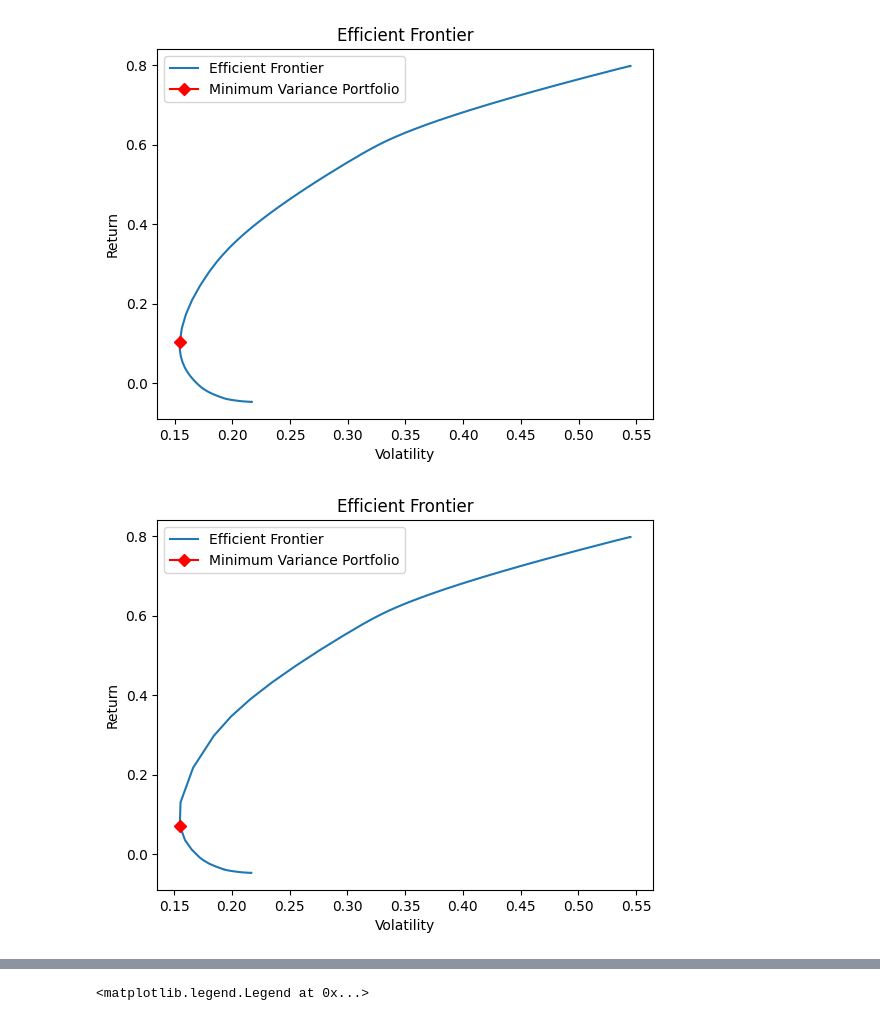
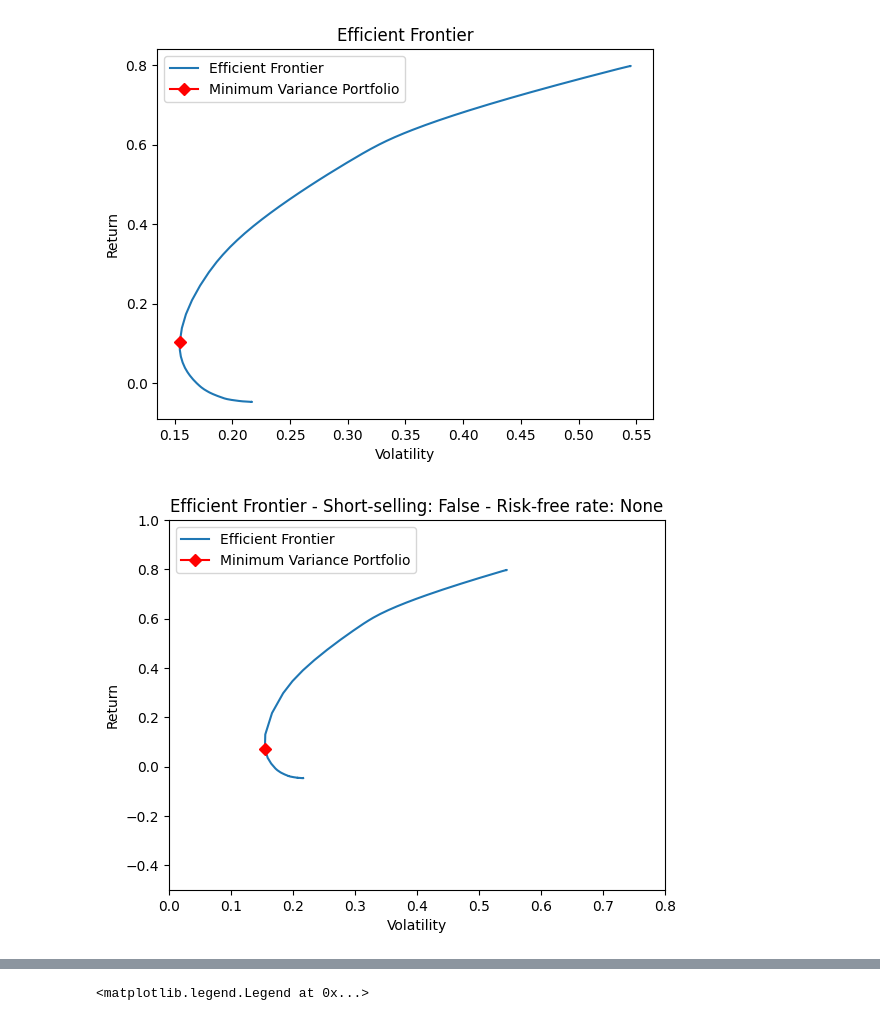
Before and after one commit to Mate0Martinez/Quantitative-asset-and-risk-management-project, a Jupyter notebook: code QARM.ipynb, the cells around one changed output, grey strips where cells are left out. Cells and saved outputs as stored; diff of their text form; code cells hidden in the pictures.

Commit message:
Base EfficientFrontier class done: just need to make it more complex

```diff
--- a/code QARM.ipynb
+++ b/code QARM.ipynb
@@ -96,7 +96,7 @@ class EfficientFrontier:
     '''
     This class implements the Markowitz Efficient Frontier.
     '''
-    def __init__(self, prices, risk_free_rate=None):
+    def __init__(self, prices, risk_free_rate=None, short=False):
         '''
         Initialize the EfficientFrontier object.
         Compute the expected returns, volatilities, correlation matrix and covariance matrix.
@@ -105,6 +105,7 @@ class EfficientFrontier:
         self.risk_free_rate = risk_free_rate  # Risk-free rate
         self.returns = prices.pct_change().dropna()  # Compute returns
         self.returns = self.returns[self.returns.sum(axis=1) != 0]  # Remove days with zero returns
+        self.short = short  # Short-selling allowed or not
 
         # Compute returns and covariances for the risky assets
         self.mu = self.returns.mean().values * 252  # Annualized expected returns
@@ -135,13 +136,13 @@ class EfficientFrontier:
         '''
         return 0.5 * x.T @ sigma @ x - gamma * x.T @ mu
 
-    def efficient_frontier(self, n, x0, covmat, mu, gam, short=False):
+    def efficient_frontier(self, n, x0, covmat, mu, gam):
         '''
         Compute the efficient frontier for a given gamma.
         We need to give the constraints and bounds to the optimizer.
         '''
         constraints = LinearConstraint(np.ones(n), lb=1, ub=1)  # Adjust constraints
-        if short:
+        if self.short:
             bounds = [(None, None) for _ in range(n)]  # Short-selling allowed
         else:
             bounds = [(0, 1) for _ in range(n)]  # No short-selling allowed
@@ -172,17 +173,24 @@ class EfficientFrontier:
 
         # If risk-free rate is provided, compute and plot the extended frontier
         if self.risk_free_rate is not None:
-            gammas2 = np.linspace(0, self.risk_free_rate*2, 100)
-            frontier2 = [self.efficient_frontier(self.n + 1, self.x0_mod, self.covmat_mod, self.mu_mod, g, short=True) for g in gammas2]
+            gammas2 = np.linspace(0, 1, 100)
+            frontier2 = [self.efficient_frontier(self.n + 1, self.x0_mod, self.covmat_mod, self.mu_mod, g) for g in gammas2]
             plt.plot([f[1] for f in frontier2], [f[0] for f in frontier2], '--', label="Capital Market Line")
 
-        plt.title('Efficient Frontier')
+        plt.title(f'Efficient Frontier - Short-selling: {self.short} - Risk-free rate: {self.risk_free_rate}')
         plt.xlabel('Volatility')
         plt.ylabel('Return')
+
+        if self.short is False:
+            plt.ylim(-0.5, 1)
+            plt.xlim(0, 0.8)
+        else:
+            plt.ylim(-4, 4)
+            plt.xlim(0, 1.25)
         plt.legend()
         plt.show()
 # %%
-ef = EfficientFrontier(prices, risk_free_rate=None)
+ef = EfficientFrontier(prices, risk_free_rate=None, short=False)
 ef.plot_efficient_frontier()
 # %% [output]
-[figure, old version]
+[figure, new version]
```
Also changed, not shown: parts of 4 cells of this notebook.
